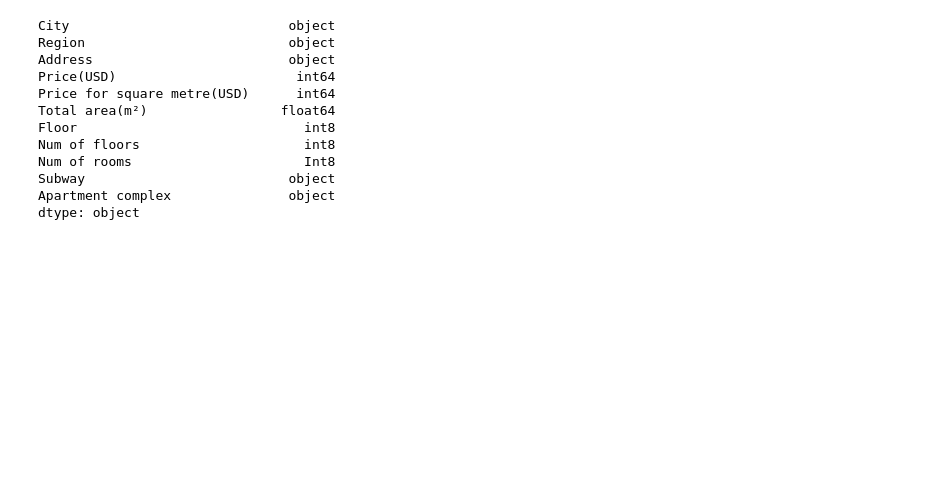
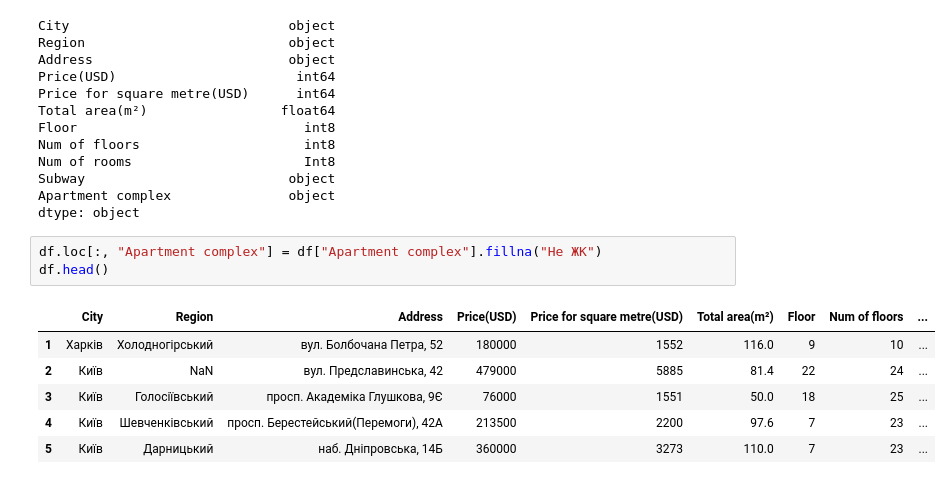
Before and after one commit to Ihor-MA/flats-data-analytics, a Jupyter notebook: pandas_data_processing.ipynb, the cells around one changed output. Saved outputs shown, nothing was run; the diff lists cells and outputs as text; blank space fills up the shorter version.

Commit message:
Replaced null values in column 'Apartment complex' on 'не жк'

```diff
--- a/pandas_data_processing.ipynb
+++ b/pandas_data_processing.ipynb
@@ -131,3 +131,13 @@ Num of rooms                      Int8
 Subway                          object
 Apartment complex               object
 dtype: object
+# %%
+df.loc[:, "Apartment complex"] = df["Apartment complex"].fillna("Не ЖК")
+df.head()
+# %% [output]
+|  | City | Region | Address | Price(USD) | Price for square metre(USD) | Total area(m²) | Floor | Num of floors | ... |
+| 1 | Харків | Холодногірський | вул. Болбочана Петра, 52 | 180000 | 1552 | 116.0 | 9 | 10 | ... |
+| 2 | Київ | NaN | вул. Предславинська, 42 | 479000 | 5885 | 81.4 | 22 | 24 | ... |
+| 3 | Київ | Голосіївський | просп. Академіка Глушкова, 9Є | 76000 | 1551 | 50.0 | 18 | 25 | ... |
+| 4 | Київ | Шевченківський | просп. Берестейський(Перемоги), 42А | 213500 | 2200 | 97.6 | 7 | 23 | ... |
+| 5 | Київ | Дарницький | наб. Дніпровська, 14Б | 360000 | 3273 | 110.0 | 7 | 23 | ... |
```
